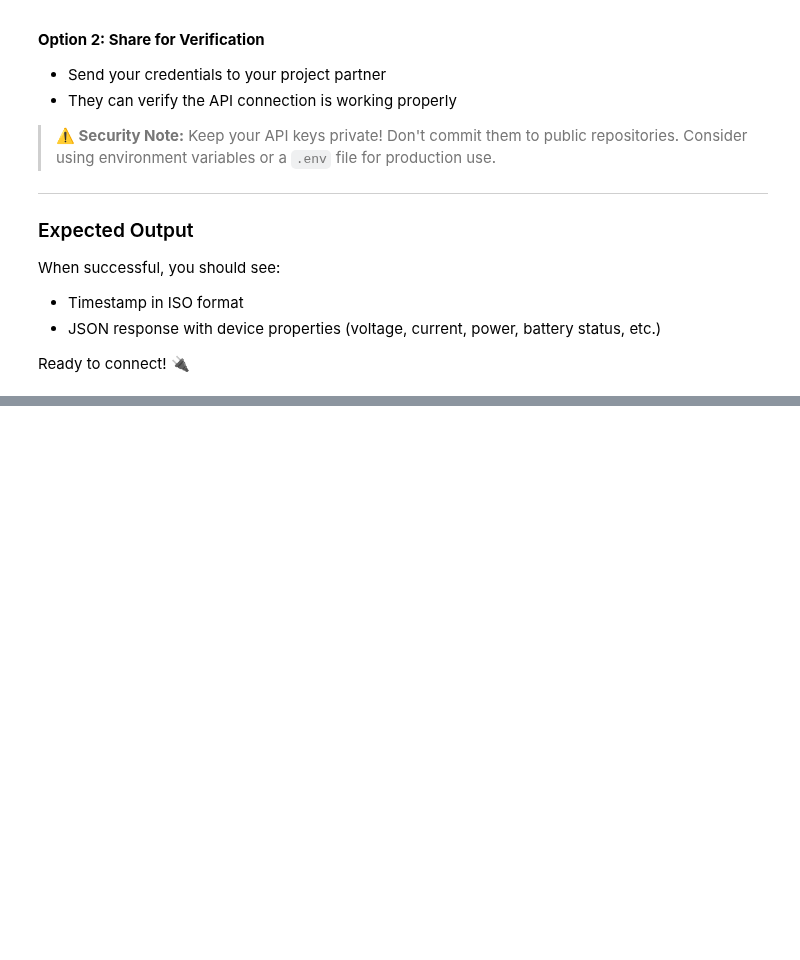
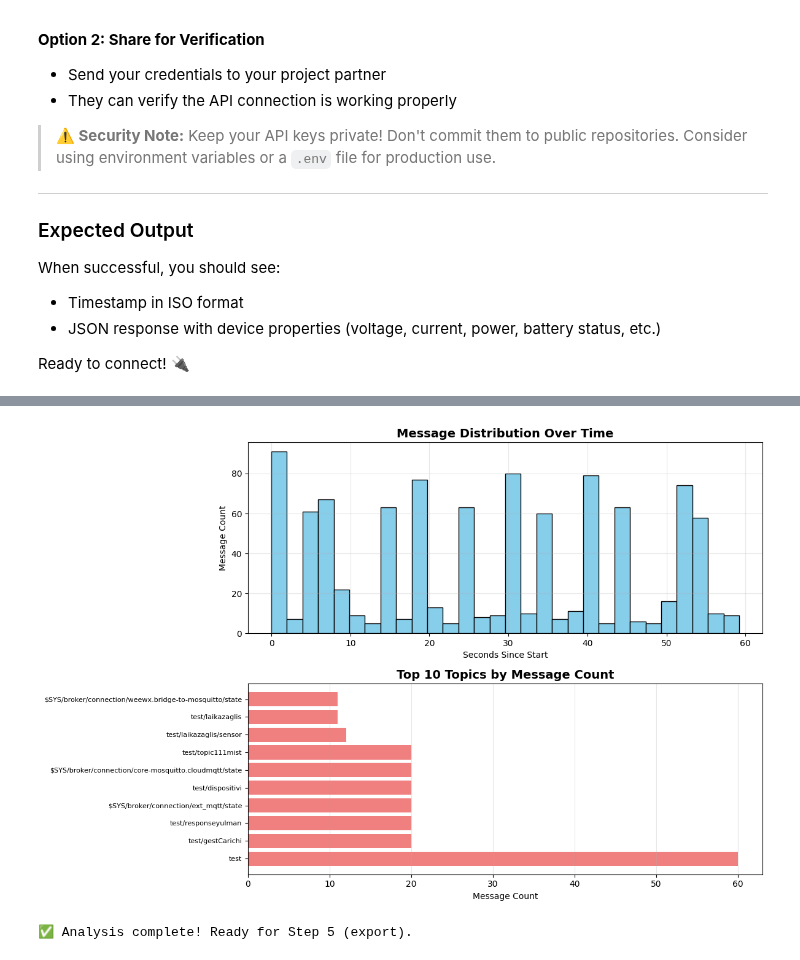
Before and after one commit to Quintinlf/NMR-Project, a Jupyter notebook: solar_project/solar_spec.ipynb, the cells around one changed output, grey strips where cells are left out. Drawn from its saved outputs; the diff is of its cells as text; code cells hidden in the pictures; blank space fills up the shorter version.

Commit message:
working on the data collection

```diff
--- a/solar_project/solar_spec.ipynb
+++ b/solar_project/solar_spec.ipynb
@@ -659,0 +1033,73 @@ print(ts, status)
+# %%
+# ========================================
+# STEP 4: ANALYZE COLLECTED DATA
+# ========================================
+
+try:
+    if not collected_data or len(collected_data) == 0:
+        print("⚠️ No data collected yet! Please run Step 3 first (start_collection).")
+        print("   If you just ran Step 3, make sure it completed successfully.")
+    else:
+        # Convert to DataFrame
+        df = pd.DataFrame(list(collected_data))
+
+        print("=" * 60)
+        print("📊 DATA ANALYSIS REPORT")
+        print("=" * 60)
+
+        # Basic statistics
+        print(f"\n📈 Collection Summary:")
+        print(f"   • Total messages: {len(df)}")
+        print(f"   • Unique topics: {df['topic'].nunique()}")
+        print(f"   • Time range: {df['timestamp'].min()} to {df['timestamp'].max()}")
+
+        # Topic breakdown
+        print(f"\n📡 Topic Distribution:")
+        topic_counts = df['topic'].value_counts()
+        for topic, count in topic_counts.head(10).items():
+            print(f"   • {topic}: {count} messages")
+
+        # Sample messages
+        print(f"\n📝 Sample Messages (first 3):")
+        for idx, row in df.head(3).iterrows():
+            print(f"\n   [{idx+1}] Topic: {row['topic']}")
+            print(f"       Time: {row['timestamp']}")
+            print(f"       Data: {row['data']}")
+
+        # Visualization
+        print(f"\n📊 Generating visualizations...")
+
+        fig, axes = plt.subplots(2, 1, figsize=(12, 8))
+
+        # Plot 1: Messages over time
+        df['timestamp_dt'] = pd.to_datetime(df['timestamp'])
+        df['second'] = (df['timestamp_dt'] - df['timestamp_dt'].min()).dt.total_seconds()
+
+        axes[0].hist(df['second'], bins=30, color='skyblue', edgecolor='black')
+        axes[0].set_title('Message Distribution Over Time', fontsize=14, fontweight='bold')
+        axes[0].set_xlabel('Seconds Since Start')
+        axes[0].set_ylabel('Message Count')
+        axes[0].grid(True, alpha=0.3)
+
+        # Plot 2: Topic frequency
+        topic_counts_top = df['topic'].value_counts().head(10)
+        axes[1].barh(range(len(topic_counts_top)), topic_counts_top.values, color='lightcoral')
+        axes[1].set_yticks(range(len(topic_counts_top)))
+        axes[1].set_yticklabels(topic_counts_top.index, fontsize=8)
+        axes[1].set_title('Top 10 Topics by Message Count', fontsize=14, fontweight='bold')
+        axes[1].set_xlabel('Message Count')
+        axes[1].grid(True, alpha=0.3, axis='x')
+
+        plt.tight_layout()
+        plt.show()
+
+        print("\n✅ Analysis complete! Ready for Step 5 (export).")
+
+except NameError:
+    print("❌ ERROR: collected_data not found!")
+    print("   → Please run Step 2 (setup) before Step 4 (analyze).")
+    print("   → Make sure you ran the cells in order: Step 1 → Step 2 → Step 3 → Step 4")
+except Exception as e:
+    print(f"❌ Analysis error: {e}")
+    print(f"   Check that Step 2 and Step 3 completed successfully.")
+# %% [output]
@@ -659,0 +1123,2 @@ print(ts, status)
+[figure, added]
+✅ Analysis complete! Ready for Step 5 (export).
```
Also changed, not shown: parts of 12 cells of this notebook.
